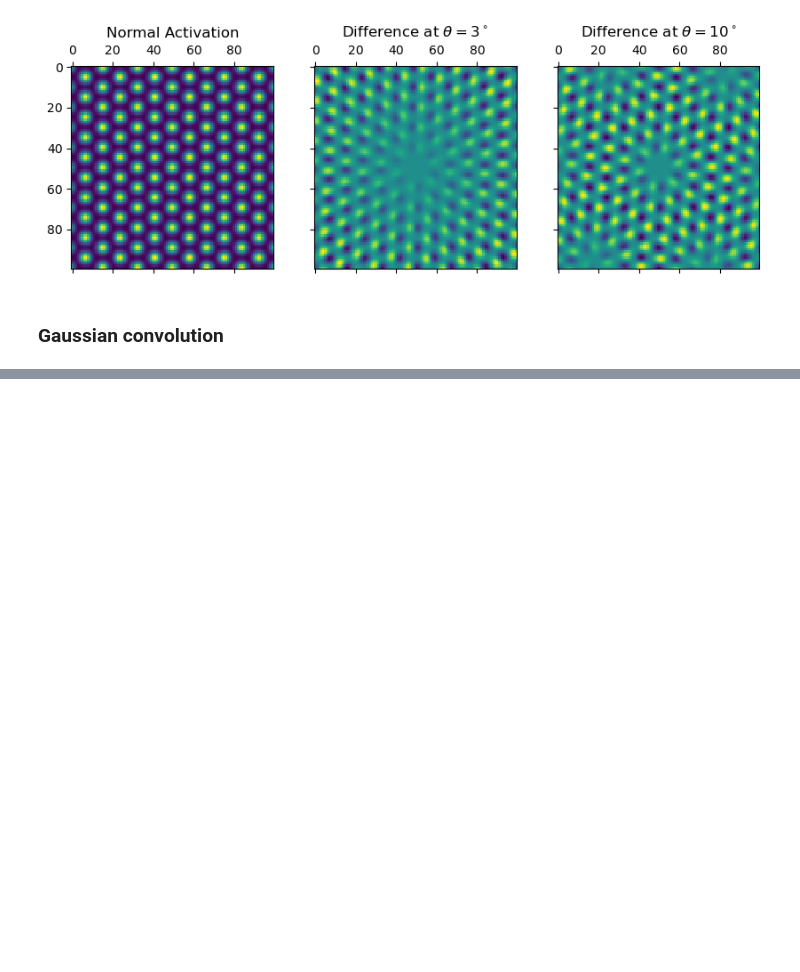
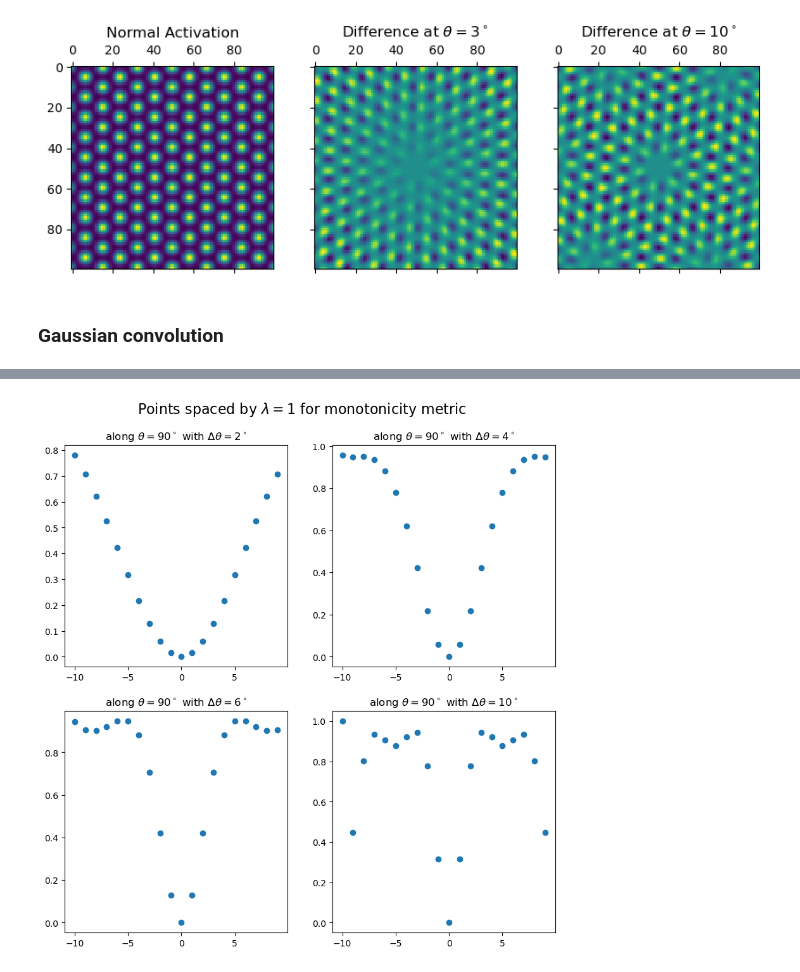
Before and after one commit to MathePhysics/GriDDE, a Jupyter notebook: ipynb/ActivityDiff.ipynb, the cells around one changed output, grey strips where cells are left out. Drawn from its saved outputs; the diff is of its cells as text; code cells hidden in the pictures; blank space fills up the shorter version.

```diff
--- a/ipynb/ActivityDiff.ipynb
+++ b/ipynb/ActivityDiff.ipynb
@@ -187,0 +192,33 @@ plt.show()
+# %%
+def monometric_theta(t=0, dt=0, ax=0):
+    l = 1
+    r = np.arange(-10,10,l)
+    theta = np.radians(t)
+    x = r*np.cos(theta)
+    y = r*np.sin(theta)
+
+    X1,Y1 = Lattice(l=1,t0=0,N=10)
+    X2,Y2 = Lattice(l=1,t0=dt,N=10)
+    # X3,Y3 = Lattice(l=1,t0=10,N=10)
+
+    Z1 = GaussLattice(x,y,X1,Y1,s=0.2)
+    Z2 = GaussLattice(x,y,X2,Y2,s=0.2)
+
+    if ax!=0:
+        ax.scatter(r,Z1-Z2)
+        ax.set_title(r"along $\theta=$" +f"{t}" +r"$^\circ$ with $\Delta\theta=$" +f"{dt}" +r"$^\circ$")
+    else:
+        plt.scatter(r,Z1-Z2)
+        plt.title(r"along $\theta=$" +f"{t}" +r"$^\circ$ with $\Delta\theta=$" +f"{dt}" +r"$^\circ$")
+# %%
+fig, ax = plt.subplots(2, 2, figsize=(10,10))
+fig.tight_layout = True
+fig.suptitle(r"Points spaced by $\lambda=1$ for monotonicity metric", size=16, y=0.95)
+fig.subplots_adjust(top=0.88)
+
+monometric_theta(90, 2, ax[0,0])
+monometric_theta(90, 4, ax[0,1])
+monometric_theta(90, 6, ax[1,0])
+monometric_theta(90, 10, ax[1,1])
+# %% [output]
+[figure, added]
```
Also changed, not shown: parts of 6 cells of this notebook.
